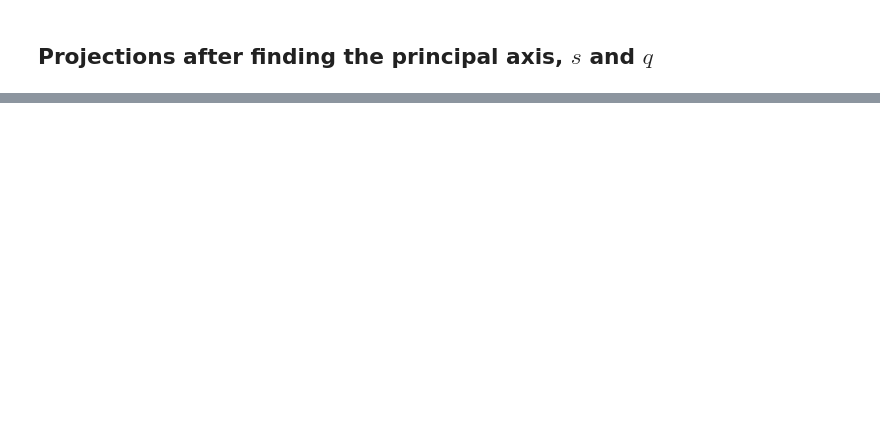
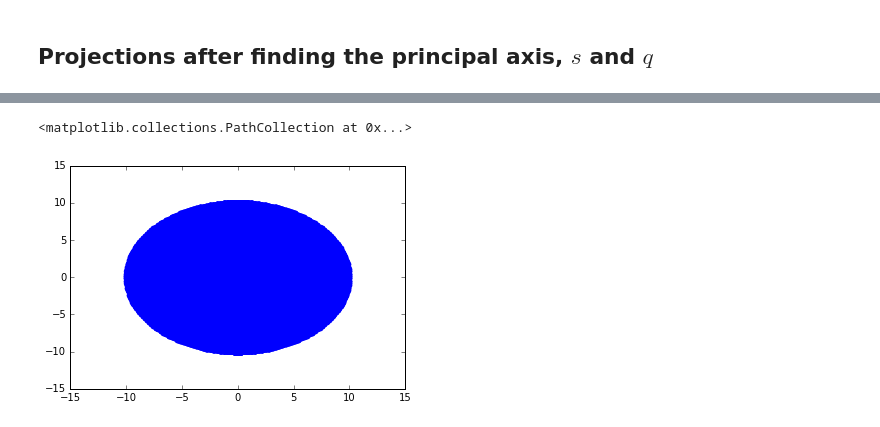
Before and after one commit to jngaravitoc/shapes, a Jupyter notebook: Inertia_tensor_method.ipynb, the cells around one changed output, grey strips where cells are left out. Saved outputs shown, nothing was run; the diff lists cells and outputs as text; code cells hidden in the pictures; blank space fills up the shorter version.

```diff
--- a/Inertia_tensor_method.ipynb
+++ b/Inertia_tensor_method.ipynb
@@ -256,0 +256,17 @@ ylim(-10, 10)
+# %%
+from mpl_toolkits.mplot3d import Axes3D
+
+
+fig = plt.figure()
+#ax = fig.add_subplot(111, projection='3d')
+
+u = np.linspace(0, 2 * np.pi, 100)
+v = np.linspace(0, np.pi, 100)
+
+x = 10 * np.outer(np.cos(u), np.sin(v))
+y = 10 * np.outer(np.sin(u), np.sin(v))
+z = 10 * np.outer(np.ones(np.size(u)), np.cos(v))
+scatter(y, z, color='b')
+# %% [output]
+<matplotlib.collections.PathCollection at 0x...>
+[figure, added]
```
Also changed, not shown: parts of 14 cells of this notebook.
